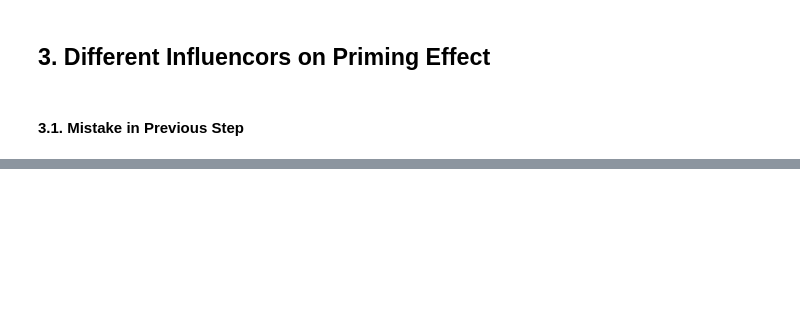
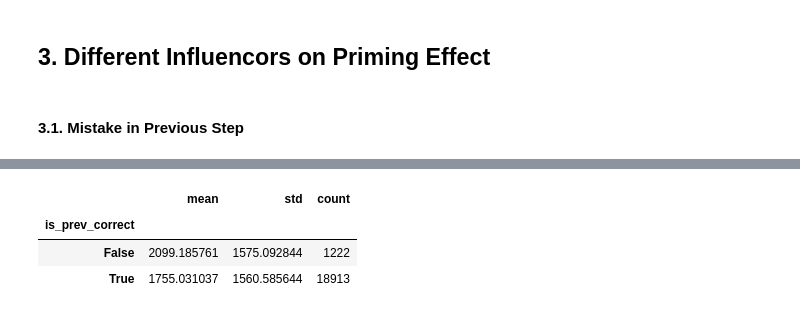
Before and after one commit to DanielVered/MathThinkingLabDA, a Jupyter notebook: LoopsDA/FinalAnalysis.ipynb, the cells around one changed output, grey strips where cells are left out. Cells and saved outputs as stored; diff of their text form; code cells hidden in the pictures; blank space fills up the shorter version.

```diff
--- a/LoopsDA/FinalAnalysis.ipynb
+++ b/LoopsDA/FinalAnalysis.ipynb
@@ -88,0 +120,6 @@ switching_diff_prev_correct
+# %%
+all_lines_data = process.clean_data(raw_data
+                                      , only_first_lines=False
+                                      , filter_subjects=True
+                                      , filter_trials=True
+                                      , filter_steps=True)
@@ -88,0 +148,3 @@ switching_diff_prev_correct
+# %%
+non_first_steps = all_lines_data[all_lines_data['step_num'] != 0] # filtering steps with no previous step
+analyze.is_prev_correct(raw_data, non_first_steps)
@@ -88,0 +158,7 @@ switching_diff_prev_correct
+# %%
+non_first_steps.groupby('is_prev_correct')['rt'].agg(['mean', 'std', 'count'])
+# %% [output]
+|  | mean | std | count |
+| is_prev_correct |  |  |  |
+| False | 2099.185761 | 1575.092844 | 1222 |
+| True | 1755.031037 | 1560.585644 | 18913 |
```
Also changed, not shown: parts of 11 cells of this notebook, 27 other files.
